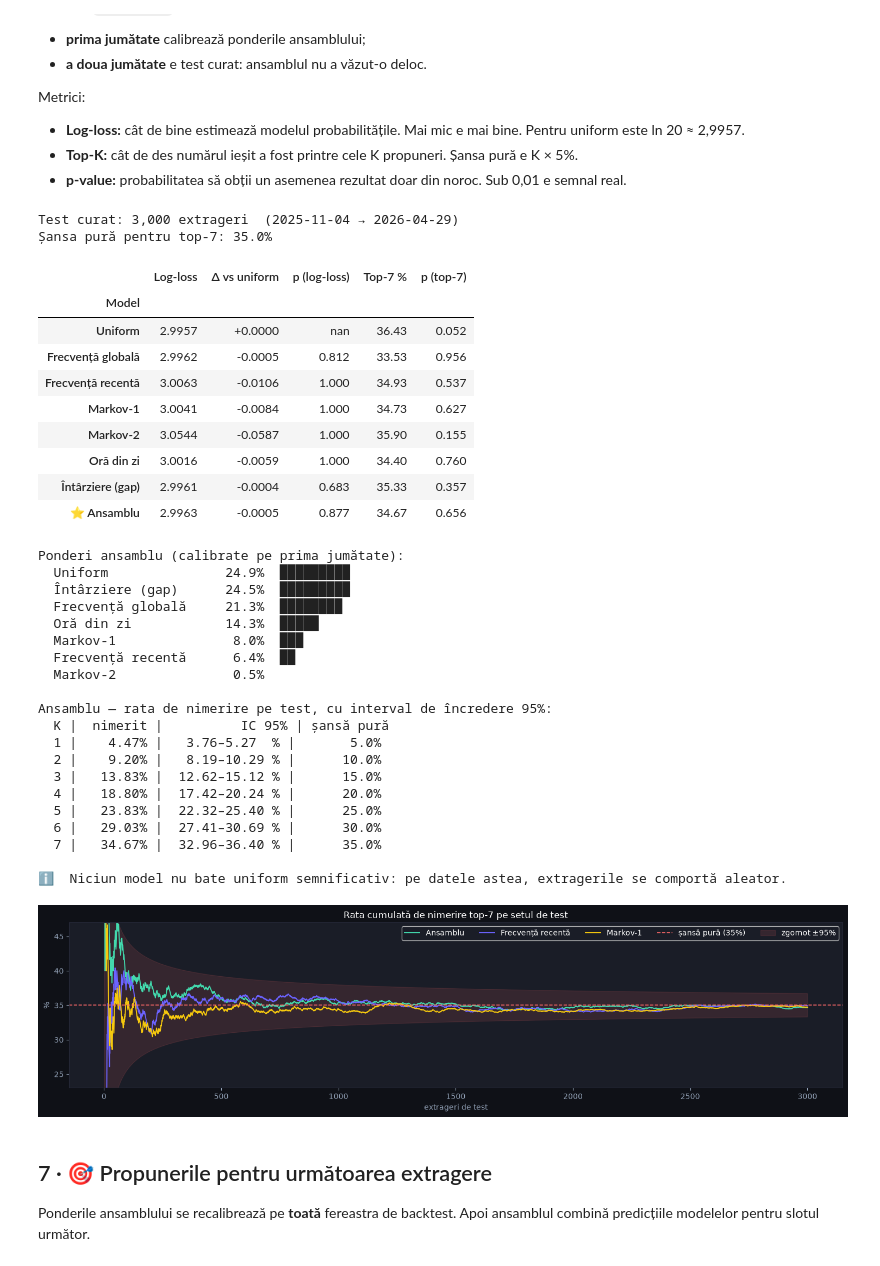
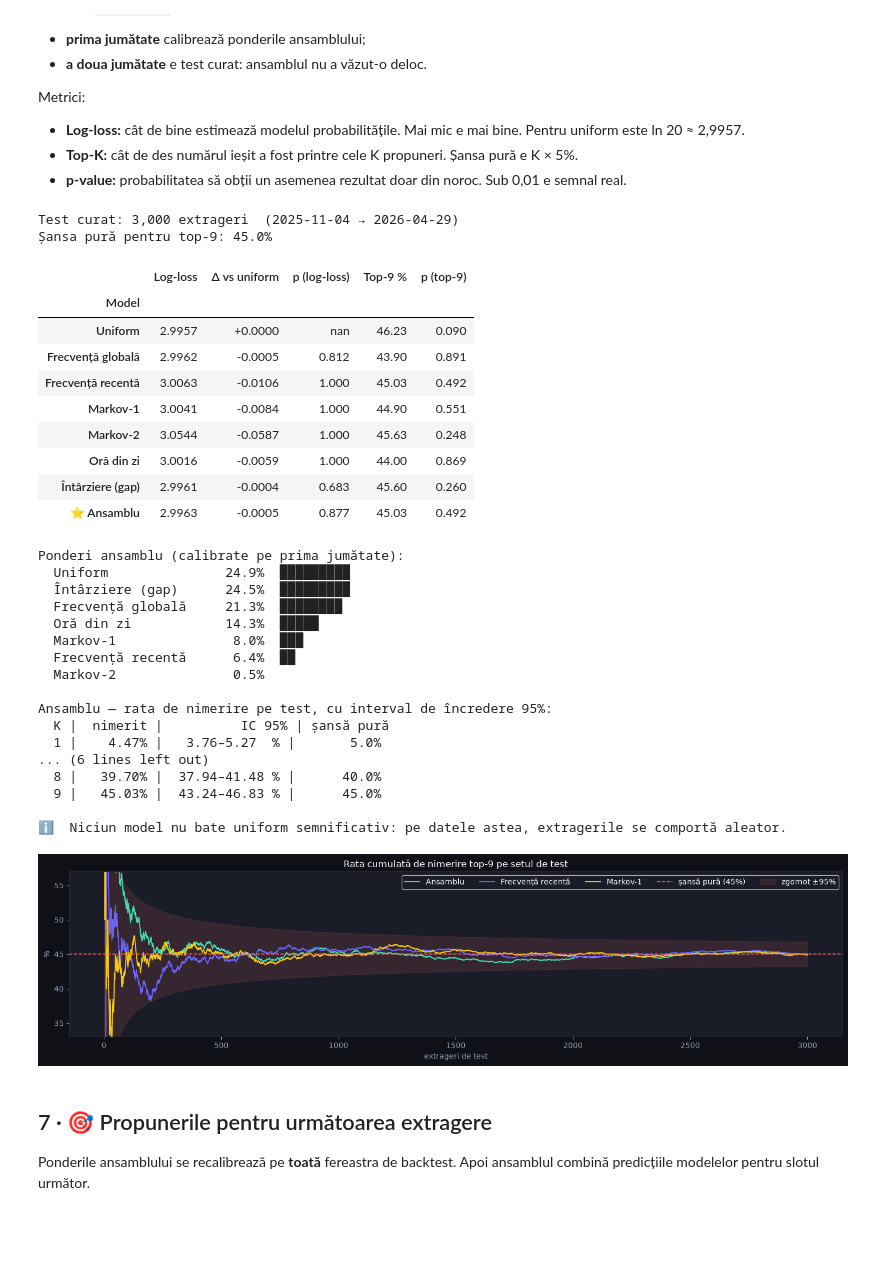
Before and after one commit to sabinski7/Predictor, a Jupyter notebook: Predictor.ipynb, the cells around one changed output. Cells and saved outputs as stored; diff of their text form; code cells hidden in the pictures; blank space fills up the shorter version.

```diff
--- a/Predictor.ipynb
+++ b/Predictor.ipynb
@@ -17,7 +17,7 @@ Notebook-ul face patru lucruri:
 DATA_PATH = "history.csv"          # fișierul cu istoricul (Date, Time, Drawn Number)
 LOG_PATH = "predictions_log.csv"   # aici se salvează propunerile făcute, ca să le verifici ulterior
 
-NUM_PROPUNERI = 7                  # câte numere vrei propuse (1–7)
+NUM_PROPUNERI = 9                  # câte numere vrei propuse (1–9)
 
 # Extragerile noi, sub forma  "YYYY-MM-DD HH:MM": număr
 # Poți rula de câte ori vrei: un slot care există deja NU se adaugă a doua oară.
@@ -41,7 +41,7 @@ import matplotlib.pyplot as plt
 from scipy.stats import binomtest, chisquare, chi2_contingency, ttest_1samp
 
 K = 20                                     # numere posibile: 1..20
-NUM_PROPUNERI = int(min(max(NUM_PROPUNERI, 1), 7))
+NUM_PROPUNERI = int(min(max(NUM_PROPUNERI, 1), 9))
 
 BG, PANEL, GRID, TEXT = "#0f1117", "#1a1d27", "#2a2d3e", "#94a3b8"
 C_MAIN, C_ACCENT, C_WARN, C_BAD = "#6c63ff", "#43d9ad", "#f6c90e", "#ff6b6b"
@@ -362,9 +362,9 @@ print("\nPonderi ansamblu (calibrate pe prima jumătate):")
 for m, w in sorted(zip(MODELS, w_cal), key=lambda z: -z[1]):
     print(f"  {m:<20} {100 * w:5.1f}%  {'█' * int(w * 40)}")
 
-# Rata de nimerire a ansamblului pentru fiecare K = 1..7 (folosită la predicție)
+# Rata de nimerire a ansamblului pentru fiecare K = 1..9 (folosită la predicție)
 ENS_HIT = {}
-for k in range(1, 8):
+for k in range(1, 10):
     h = np.array([a in top_k(p, k) for p, a in zip(P_ens[tst], x[tst])])
     ci = binomtest(h.sum(), len(h), k / K).proportion_ci()
     ENS_HIT[k] = (100 * h.mean(), 100 * ci.low, 100 * ci.high)
@@ -384,50 +384,47 @@ steps = np.arange(1, len(tst) + 1)
 for name, color in [("⭐ Ansamblu", C_ACCENT), ("Frecvență recentă", C_MAIN), ("Markov-1", C_WARN)]:
     ax.plot(steps, 100 * np.cumsum(HITS[name]) / steps, color=color, lw=1.4, label=name.strip("⭐ "))
 base = 100 * NUM_PROPUNERI / K
 band = 196 * np.sqrt((NUM_PROPUNERI / K) * (1 - NUM_PROPUNERI / K) / steps)
 ax.axhline(base, color=C_BAD, ls="--", lw=1.2, label=f"șansă pură ({base:.0f}%)")
 ax.fill_between(steps, base - band, base + band, color=C_BAD, alpha=0.12, label="zgomot ±95%")
 ax.set_ylim(base - 12, base + 12)
 ax.set_title(f"Rata cumulată de nimerire top-{NUM_PROPUNERI} pe setul de test")
 ax.set_xlabel("extrageri de test")
 ax.set_ylabel("%")
 ax.legend(facecolor=PANEL, labelcolor="white", ncol=5, loc="upper right")
 plt.tight_layout()
 plt.show()
 # %% [output]
 Test curat: 3,000 extrageri  (2025-11-04 → 2026-04-29)
-Șansa pură pentru top-7: 35.0%
+Șansa pură pentru top-9: 45.0%
-|  | Log-loss | Δ vs uniform | p (log-loss) | Top-7 % | p (top-7) |
+|  | Log-loss | Δ vs uniform | p (log-loss) | Top-9 % | p (top-9) |
 | Model |  |  |  |  |  |
-| Uniform | 2.9957 | +0.0000 | nan | 36.43 | 0.052 |
-| Frecvență globală | 2.9962 | -0.0005 | 0.812 | 33.53 | 0.956 |
-| Frecvență recentă | 3.0063 | -0.0106 | 1.000 | 34.93 | 0.537 |
-| Markov-1 | 3.0041 | -0.0084 | 1.000 | 34.73 | 0.627 |
-| Markov-2 | 3.0544 | -0.0587 | 1.000 | 35.90 | 0.155 |
-| Oră din zi | 3.0016 | -0.0059 | 1.000 | 34.40 | 0.760 |
-| Întârziere (gap) | 2.9961 | -0.0004 | 0.683 | 35.33 | 0.357 |
-| ⭐ Ansamblu | 2.9963 | -0.0005 | 0.877 | 34.67 | 0.656 |
+| Uniform | 2.9957 | +0.0000 | nan | 46.23 | 0.090 |
+| Frecvență globală | 2.9962 | -0.0005 | 0.812 | 43.90 | 0.891 |
+| Frecvență recentă | 3.0063 | -0.0106 | 1.000 | 45.03 | 0.492 |
+| Markov-1 | 3.0041 | -0.0084 | 1.000 | 44.90 | 0.551 |
+| Markov-2 | 3.0544 | -0.0587 | 1.000 | 45.63 | 0.248 |
+| Oră din zi | 3.0016 | -0.0059 | 1.000 | 44.00 | 0.869 |
+| Întârziere (gap) | 2.9961 | -0.0004 | 0.683 | 45.60 | 0.260 |
+| ⭐ Ansamblu | 2.9963 | -0.0005 | 0.877 | 45.03 | 0.492 |
 Ponderi ansamblu (calibrate pe prima jumătate):
   Uniform               24.9%  █████████
   Întârziere (gap)      24.5%  █████████
   Frecvență globală     21.3%  ████████
   Oră din zi            14.3%  █████
   Markov-1               8.0%  ███
   Frecvență recentă      6.4%  ██
   Markov-2               0.5%
 
 Ansamblu — rata de nimerire pe test, cu interval de încredere 95%:
   K |  nimerit |          IC 95% | șansă pură
   1 |    4.47% |   3.76–5.27  % |       5.0%
-  2 |    9.20% |   8.19–10.29 % |      10.0%
-  3 |   13.83% |  12.62–15.12 % |      15.0%
-  4 |   18.80% |  17.42–20.24 % |      20.0%
-  5 |   23.83% |  22.32–25.40 % |      25.0%
-  6 |   29.03% |  27.41–30.69 % |      30.0%
-  7 |   34.67% |  32.96–36.40 % |      35.0%
+... (6 lines left out)
+  8 |   39.70% |  37.94–41.48 % |      40.0%
+  9 |   45.03% |  43.24–46.83 % |      45.0%
 
 ℹ️  Niciun model nu bate uniform semnificativ: pe datele astea, extragerile se comportă aleator.
-[figure, old version]
+[figure, new version]
 # %% [markdown]
 ## 7 · 🎯 Propunerile pentru următoarea extragere
 
```
Also changed, not shown: parts of 7 cells of this notebook, 1 other file.
